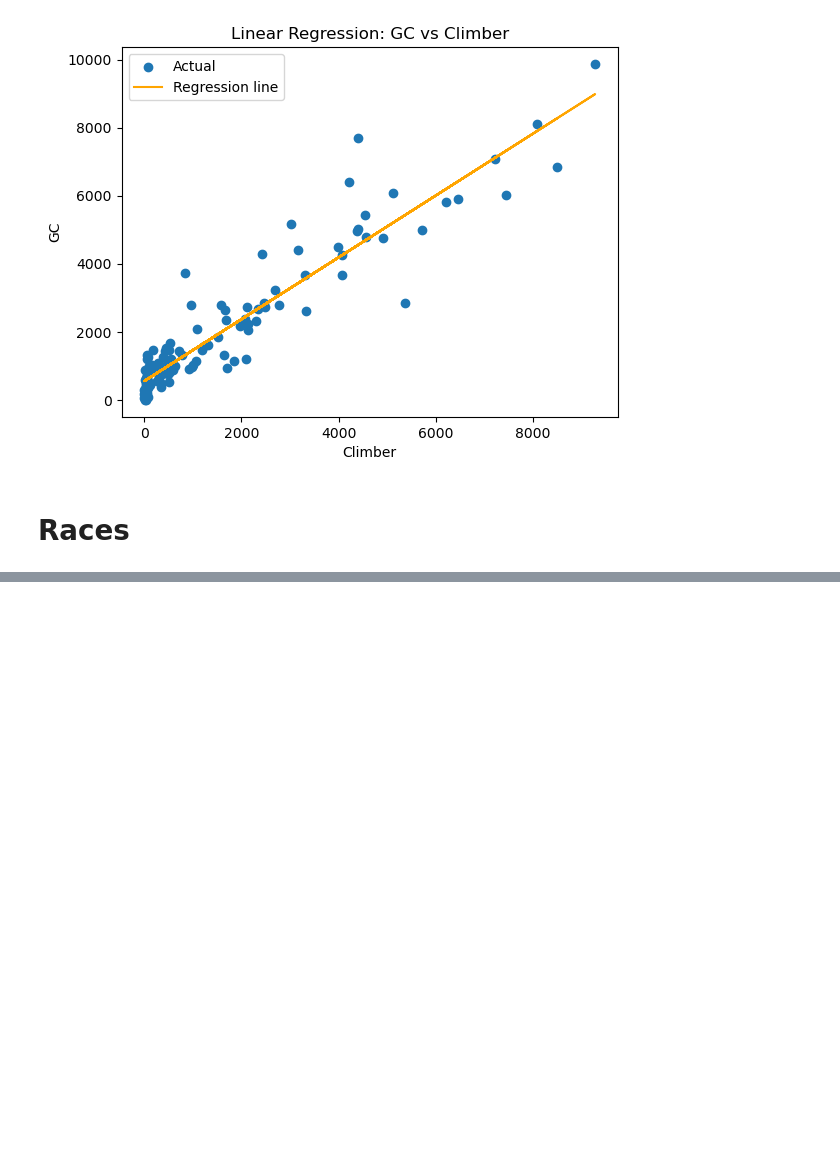
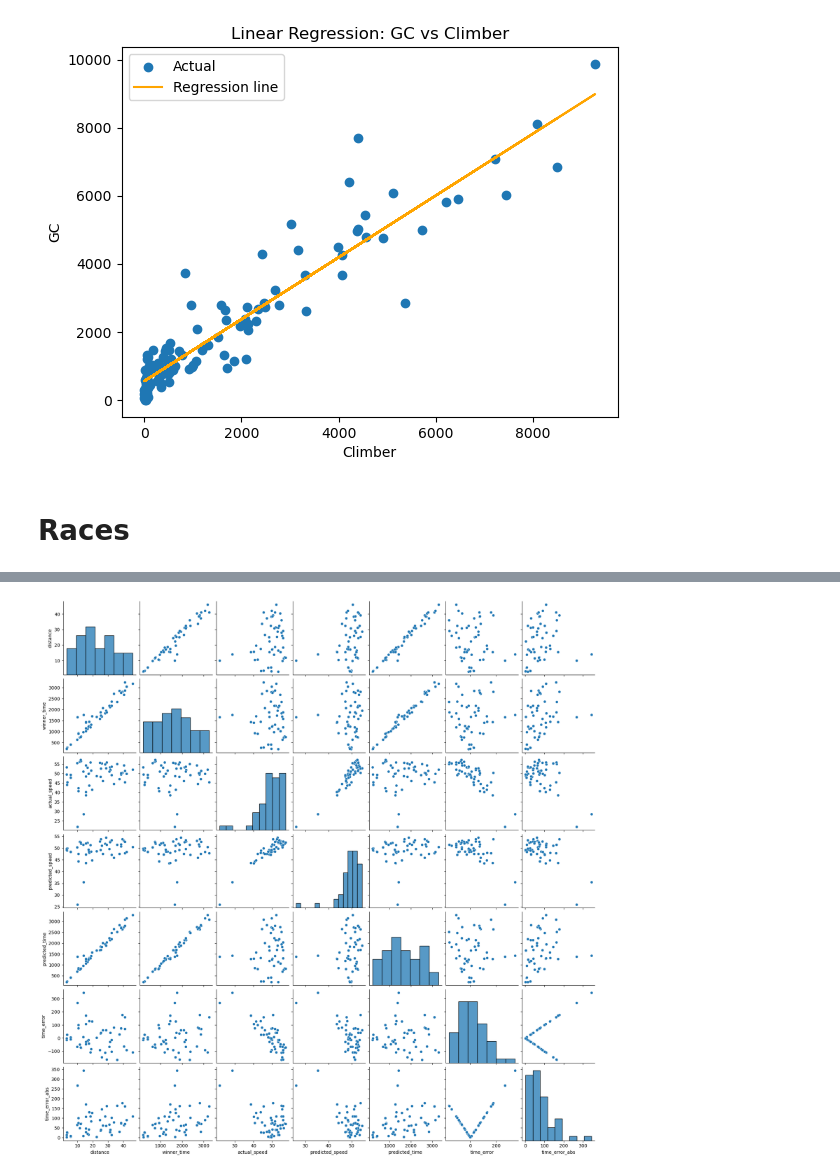
Before and after one commit to appollo30/PCS-chrono-cycling-time-trial-data-analysis, a Jupyter notebook: tests.ipynb, the cells around one changed output, grey strips where cells are left out. Drawn from its saved outputs; the diff is of its cells as text; code cells hidden in the pictures; blank space fills up the shorter version.

Commit message:
finished data scraping (hopefully), started machine learning

```diff
--- a/tests.ipynb
+++ b/tests.ipynb
@@ -124,0 +131,17 @@ plt.show()
+# %%
+races_important = races_important[~(races_important["vertical_meters"].isna() | races_important["startlist_quality"].isna() | races_important["profile_score"].isna())]
+
+X = races_important[["distance", "vertical_meters", "startlist_quality", "profile_score"]]
+y = races_important["winner_speed"]
+# %%
+# Since the data is sorted in reverse chronological order, we split by index to preserve order
+test_size = 0.2  # 20% for test
+n_total = len(X)
+n_test = int(n_total * test_size)
+
+X_train = X.iloc[n_test:]
+X_test = X.iloc[:n_test]
+y_train = y.iloc[n_test:]
+y_test = y.iloc[:n_test]
+
+print(f"Train size: {len(X_train)}, Test size: {len(X_test)}")
@@ -124,0 +150,19 @@ plt.show()
+# %%
+# Fit linear regression model on training set
+reg = linear_model.LinearRegression()
+reg.fit(X_train, y_train)
+
+# Predict on test set
+y_pred = reg.predict(X_test)
+
+# Build error dataframe for test set
+error_df = races_important.loc[X_test.index, ["race_title", "url", "distance", "winner_time"]].copy()
+error_df["actual_speed"] = y_test.values
+error_df["predicted_speed"] = y_pred
+error_df["predicted_time"] = 3600 * error_df["distance"] / error_df["predicted_speed"]
+error_df["time_error"] = error_df["winner_time"] - error_df["predicted_time"]
+error_df["time_error_abs"] = np.abs(error_df["time_error"])
+mse = np.mean((error_df["winner_time"] - error_df["predicted_time"]) ** 2)
+median_error = np.median(error_df["time_error_abs"])
+print(mse, median_error)
+error_df.head()
@@ -124,0 +188,5 @@ plt.show()
+# %%
+sns.pairplot(error_df.select_dtypes(include=[np.number]))
+plt.show()
+# %% [output]
+[figure, added]
```
Also changed, not shown: parts of 11 cells of this notebook, 7 other files.
